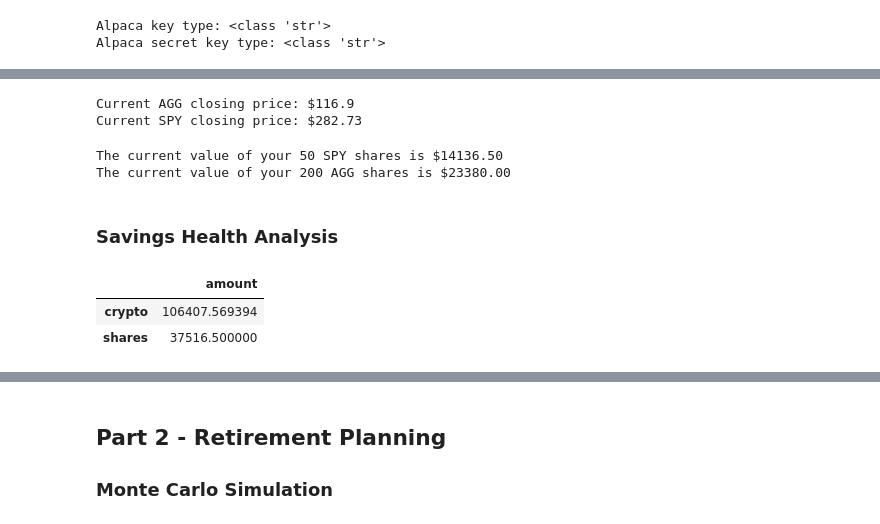
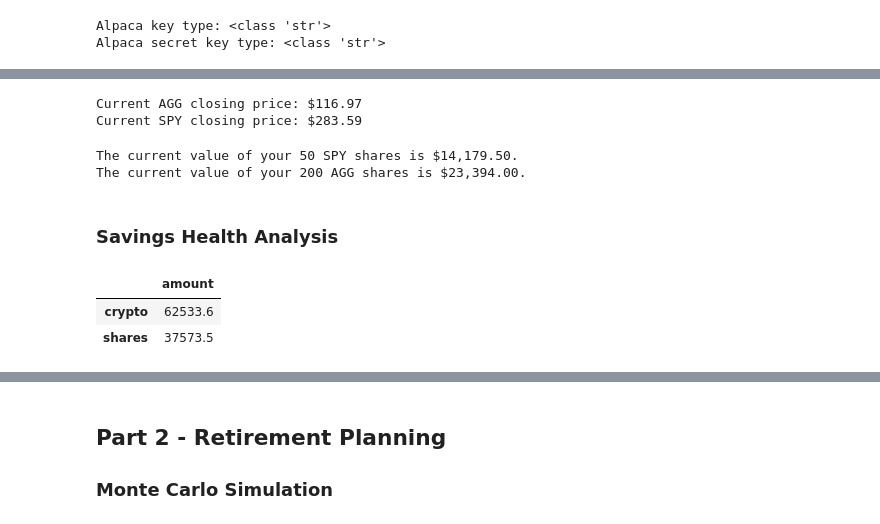
Before and after one commit to Akosah304/financial_planning_tools.ipynb, a Jupyter notebook: Starter_Code/financial-planner.ipynb, the cells around one changed output, grey strips where cells are left out. Saved outputs shown, nothing was run; the diff lists cells and outputs as text; code cells hidden in the pictures.

```diff
--- a/Starter_Code/financial-planner.ipynb
+++ b/Starter_Code/financial-planner.ipynb
@@ -30,18 +46,7 @@ eth_url = "https://api.alternative.me/v2/ticker/Ethereum/?convert=USD"
 # %%
-# Fetch current BTC price
-btc_requests = requests.get(btc_url).json()
-btc_value = btc_requests['data']['1']['quotes']['USD']['price']
-print(btc_value)
-
-# Fetch current ETH price
-eth_requests = requests.get(eth_url).json()
-eth_value = eth_requests['data']['1027']['quotes']['USD']['price']
-print(eth_value, '\n')
-
 # Compute current value of my crpto
-my_btc_value = my_btc * btc_value
-my_eth_value = my_eth * eth_value
-
+my_btc_value = my_btc * price_btc
+my_eth_value = my_eth * price_eth
 # Print current crypto wallet balance
 print(f"The current value of your {my_btc} BTC is ${my_btc_value:0.2f}")
 print(f"The current value of your {my_eth} ETH is ${my_eth_value:0.2f}")
@@ -111,0 +123,4 @@ HTTPError: 403 Client Error: Forbidden for url: https://data.alpaca.markets/v2/s
+# %%
+# Concatenate the ticker DataFrames
+df_portfolio_cleaned = pd.concat([AGG, SPY],axis=1, keys=['AGG','SPY'])
+display(df_portfolio_cleaned)
@@ -112,38 +132,44 @@ HTTPError: 403 Client Error: Forbidden for url: https://data.alpaca.markets/v2/s
 # %%
 # Pick AGG and SPY close prices
-# YOUR CODE HERE!
-
+agg_close_price = float(df_portfolio_cleaned["AGG"]["close"])
+spy_close_price = float(df_portfolio_cleaned["SPY"]["close"])
 # Print AGG and SPY close prices
 print(f"Current AGG closing price: ${agg_close_price}")
 print(f"Current SPY closing price: ${spy_close_price}")
 # %% [output]
-Current AGG closing price: $116.9
-Current SPY closing price: $282.73
+Current AGG closing price: $116.97
+Current SPY closing price: $283.59
 # %%
 # Compute the current value of shares
-# YOUR CODE HERE!
+my_spy_value = spy_close_price * my_spy
+my_agg_value = agg_close_price * my_agg
+
 
 # Print current value of shares
-print(f"The current value of your {my_spy} SPY shares is ${my_spy_value:0.2f}")
-print(f"The current value of your {my_agg} AGG shares is ${my_agg_value:0.2f}")
+print(f"The current value of your {my_spy} SPY shares is ${my_spy_value:0,.2f}.")
+print(f"The current value of your {my_agg} AGG shares is ${my_agg_value:0,.2f}.")
 # %% [output]
-The current value of your 50 SPY shares is $14136.50
-The current value of your 200 AGG shares is $23380.00
+The current value of your 50 SPY shares is $14,179.50.
+The current value of your 200 AGG shares is $23,394.00.
 # %% [markdown]
 ### Savings Health Analysis
 # %%
 # Set monthly household income
-# YOUR CODE HERE!
+monthly_income = 12000
 
 # Consolidate financial assets data
-# YOUR CODE HERE!
+crypto_value = round(my_btc_value + my_eth_value, 2)
+shares_value = round(my_agg_value + my_spy_value, 2)
 
 # Create savings DataFrame
-# YOUR CODE HERE!
+df_savings = pd.DataFrame(
+    {'amount': [crypto_value, shares_value]},
+    ['crypto','shares'],
+)
 
 # Display savings DataFrame
 display(df_savings)
 # %% [output]
 |  | amount |
-| crypto | 106407.569394 |
-| shares | 37516.500000 |
+| crypto | 62533.6 |
+| shares | 37573.5 |
```
Also changed, not shown: parts of 42 cells of this notebook, 1 other file.
